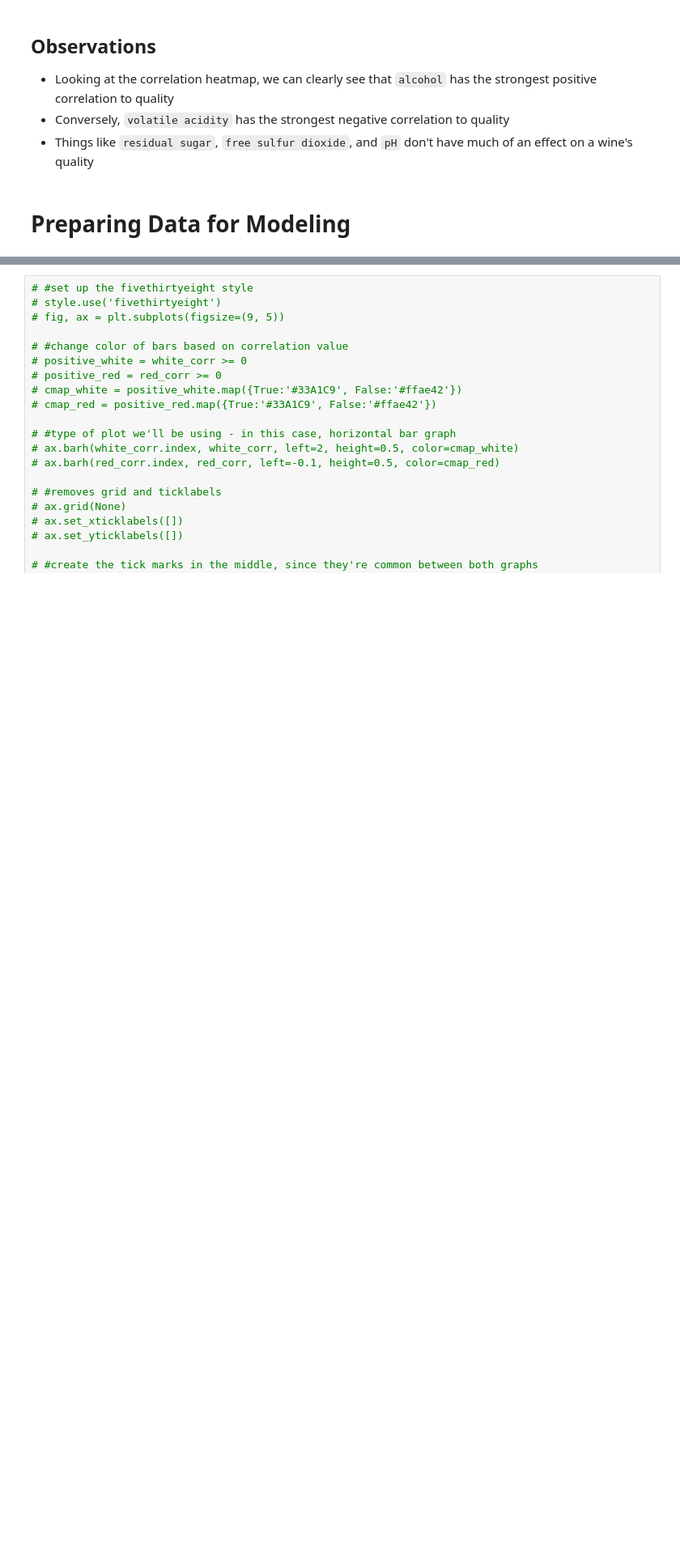
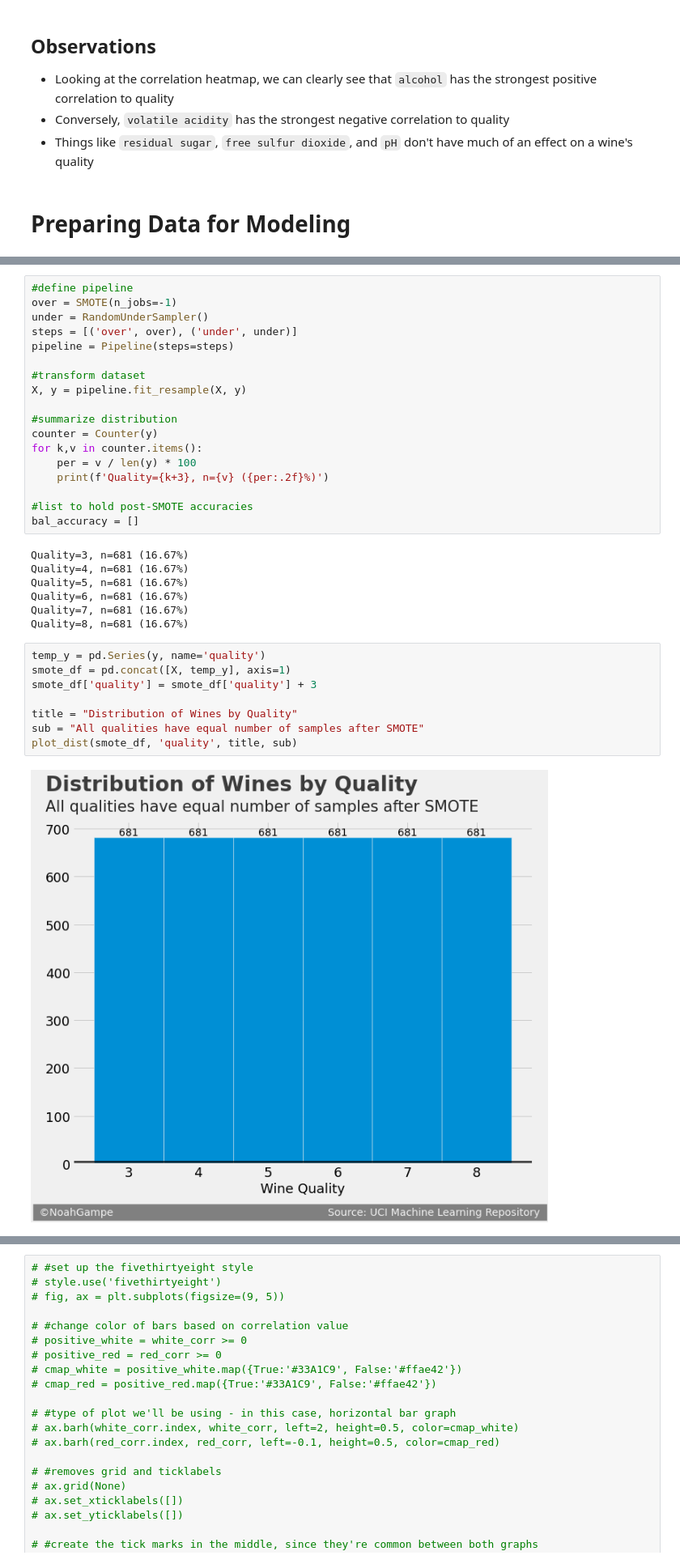
Before and after one commit to noah-kg/predicting-wine-quality, a Jupyter notebook: Predicting Wine Quality.ipynb, the cells around one changed output, grey strips where cells are left out. Shown at 81% size. Cells and saved outputs as stored; diff of their text form; blank space fills up the shorter version.

Commit message:
implemented ML algorithms, SMOTE, GridSearchCV, and added conclusion

```diff
--- a/Predicting Wine Quality.ipynb
+++ b/Predicting Wine Quality.ipynb
@@ -230,0 +469,35 @@ Name: quality, dtype: float64
+# %%
+#define pipeline
+over = SMOTE(n_jobs=-1)
+under = RandomUnderSampler()
+steps = [('over', over), ('under', under)]
+pipeline = Pipeline(steps=steps)
+
+#transform dataset
+X, y = pipeline.fit_resample(X, y)
+
+#summarize distribution
+counter = Counter(y)
+for k,v in counter.items():
+	per = v / len(y) * 100
+	print(f'Quality={k+3}, n={v} ({per:.2f}%)')
+
+#list to hold post-SMOTE accuracies
+bal_accuracy = []
+# %% [output]
+Quality=3, n=681 (16.67%)
+Quality=4, n=681 (16.67%)
+Quality=5, n=681 (16.67%)
+Quality=6, n=681 (16.67%)
+Quality=7, n=681 (16.67%)
+Quality=8, n=681 (16.67%)
+# %%
+temp_y = pd.Series(y, name='quality')
+smote_df = pd.concat([X, temp_y], axis=1)
+smote_df['quality'] = smote_df['quality'] + 3
+
+title = "Distribution of Wines by Quality"
+sub = "All qualities have equal number of samples after SMOTE"
+plot_dist(smote_df, 'quality', title, sub)
+# %% [output]
+[figure, added]
```
Also changed, not shown: parts of 43 cells of this notebook.
